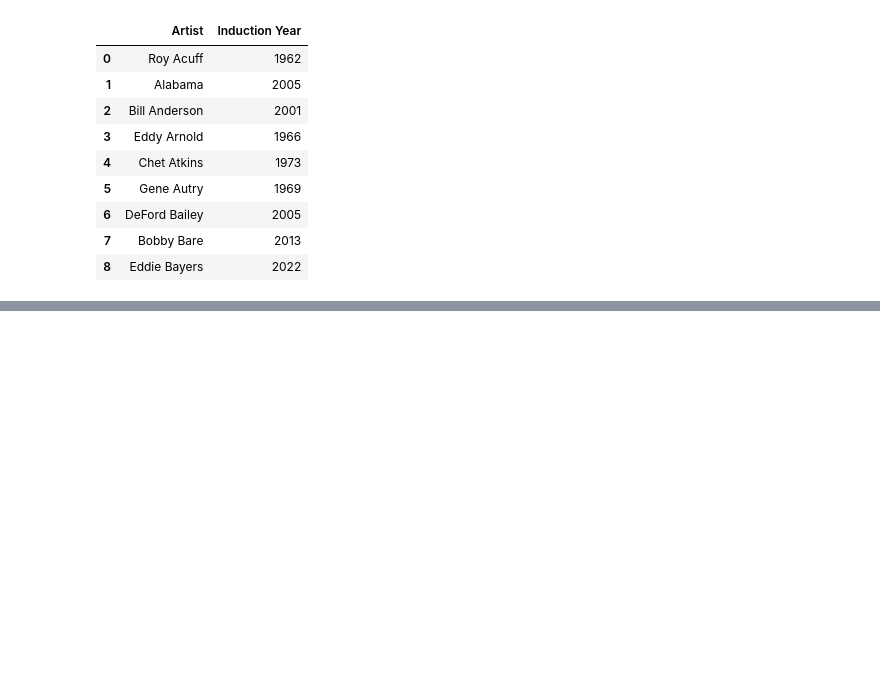
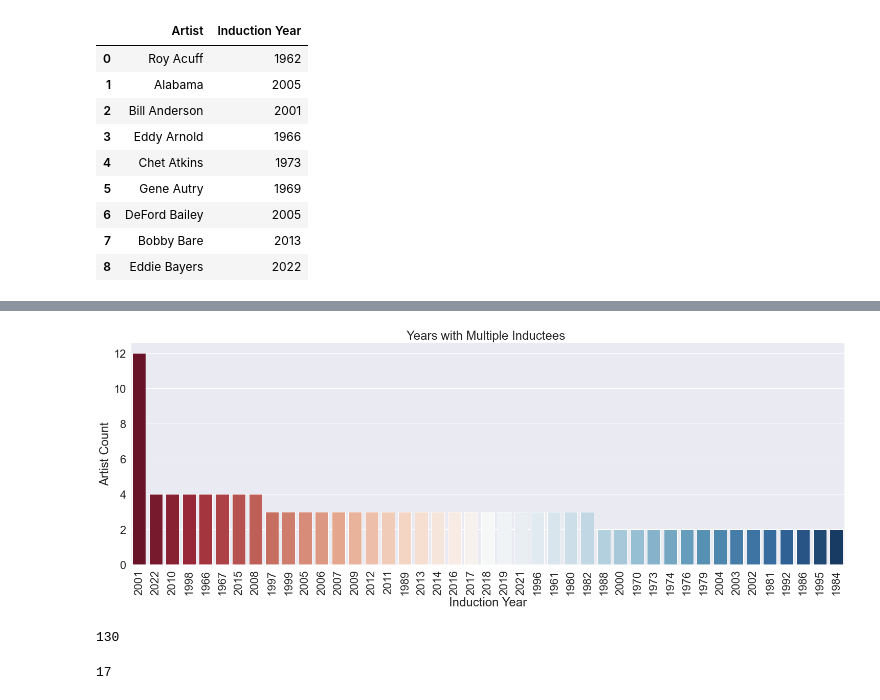
Before and after one commit to NSS-Data-Analytics-Cohort-6/web-scraping-country-music-hof-jrthompson25, a Jupyter notebook: Notebooks/country_Music_HofF.ipynb, the cells around one changed output, grey strips where cells are left out. Saved outputs shown, nothing was run; the diff lists cells and outputs as text; code cells hidden in the pictures; blank space fills up the shorter version.

```diff
--- a/Notebooks/country_Music_HofF.ipynb
+++ b/Notebooks/country_Music_HofF.ipynb
@@ -157,0 +164,38 @@ inductees_df.head(200)
+# %%
+#5
+#Code for years with multiple inductions per year
+artistCount_df = pd.DataFrame(inductees_df.groupby('Induction Year', as_index=False)['Artist'].count().sort_values(['Artist'],ascending=False))
+artistCountAbove1_df = artistCount_df[artistCount_df.Artist > 1]
+
+#Viz
+rcParams['figure.figsize'] = 25,8
+sns.set(font_scale = 2)
+ax = sns.barplot(x='Induction Year', y='Artist', data=artistCountAbove1_df,
+                 palette= 'RdBu')
+ax.set(xlabel= 'Induction Year')
+ax.set(ylabel= 'Artist Count')
+ax.set_title('Years with Multiple Inductees ')
+ax.set_xticklabels(ax.get_xticklabels(),rotation = 90);
+
+#Would have loved to have done this in a line plot, but couldn't get the years as x-ticks to show up on the x-axis. I'd welcome any suggestions
+#as line charts are the most appropriate chart for showing values over time.
+# %% [output]
+[figure, added]
+# %%
+#5 Continued
+#Total amount of inductees from years only with multiple inductees
+artistCount_df = pd.DataFrame(inductees_df.groupby('Induction Year', as_index=False)['Artist'].count().sort_values(['Artist'],ascending=False))
+artistCountAbove1 = artistCount_df[artistCount_df.Artist > 1]
+artistSumAbove1 = artistCountAbove1.Artist.sum()
+artistSumAbove1
+# %% [output]
+130
+# %%
+#5 Continued
+#Total amount of inductees from years only with one inductee
+artistCount_df = pd.DataFrame(inductees_df.groupby('Induction Year', as_index=False)['Artist'].count().sort_values(['Artist'],ascending=False))
+artistCountEquals1 = artistCount_df[artistCount_df.Artist == 1]
+artistSumEquals1 = artistCountEquals1.Artist.sum()
+artistSumEquals1
+# %% [output]
+17
```
Also changed, not shown: parts of 12 cells of this notebook.
